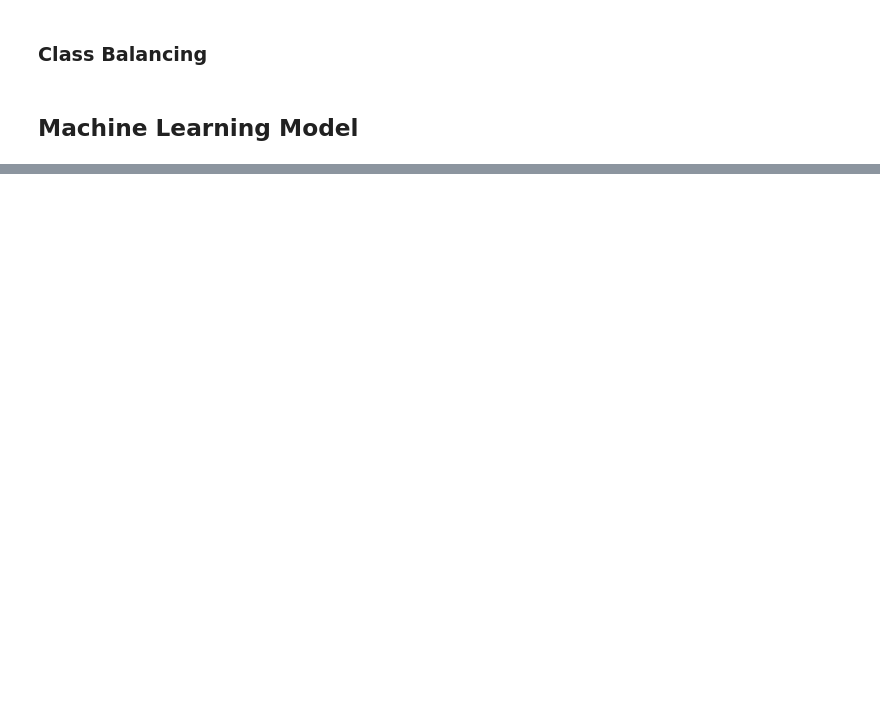
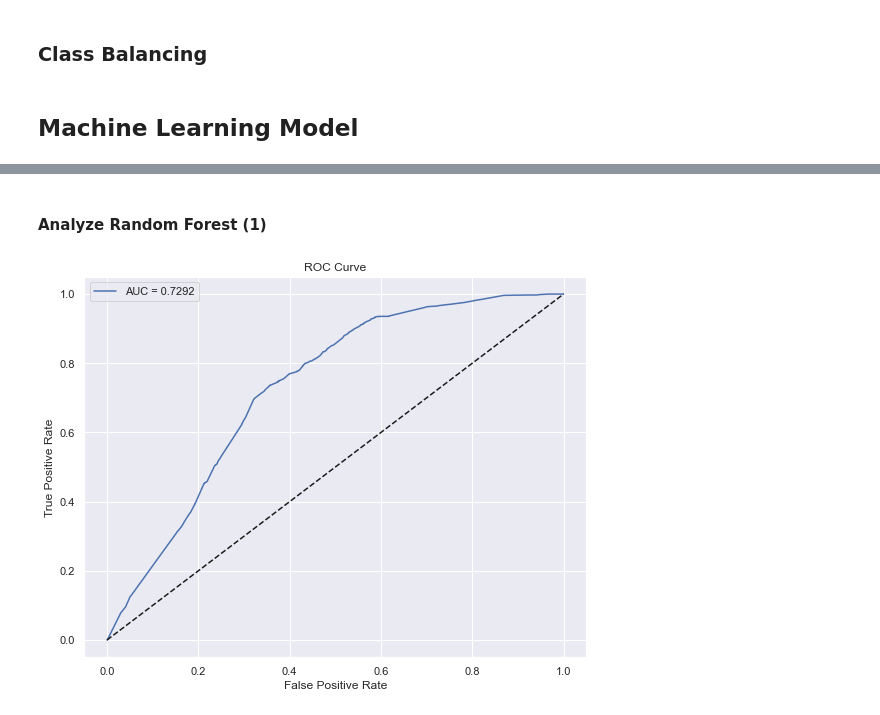
Before and after one commit to enricoroselino/uber-trip-classification, a Jupyter notebook: uber_trip_classification.ipynb, the cells around one changed output, grey strips where cells are left out. Saved outputs shown, nothing was run; the diff lists cells and outputs as text; code cells hidden in the pictures; blank space fills up the shorter version.

```diff
--- a/uber_trip_classification.ipynb
+++ b/uber_trip_classification.ipynb
@@ -478,0 +704,3 @@ earlystop = tf.keras.callbacks.EarlyStopping(
+# %%
+rfc = RandomForestClassifier(max_depth=3, random_state=42)
+rfc.fit(X_train, y_train)
@@ -478,0 +735,21 @@ earlystop = tf.keras.callbacks.EarlyStopping(
+# %% [markdown]
+#### Analyze Random Forest (1)
+# %%
+y_pred_proba = rfc.predict_proba(X_valid)[:][:,1]
+
+df_actual_predicted = pd.concat([pd.DataFrame(np.array(y_valid), columns=['y_actual']), pd.DataFrame(y_pred_proba, columns=['y_pred_proba'])], axis=1)
+df_actual_predicted.index = y_valid.index
+# %%
+fpr, tpr, tr = roc_curve(df_actual_predicted['y_actual'], df_actual_predicted['y_pred_proba'])
+auc = roc_auc_score(df_actual_predicted['y_actual'], df_actual_predicted['y_pred_proba'])
+
+plt.figure(figsize=(9, 7))
+plt.plot(fpr, tpr, label='AUC = %0.4f' %auc)
+plt.plot(fpr, fpr, linestyle = '--', color='k')
+plt.xlabel('False Positive Rate')
+plt.ylabel('True Positive Rate')
+plt.title('ROC Curve')
+plt.legend()
+plt.show()
+# %% [output]
+[figure, added]
```
Also changed, not shown: parts of 84 cells of this notebook.
